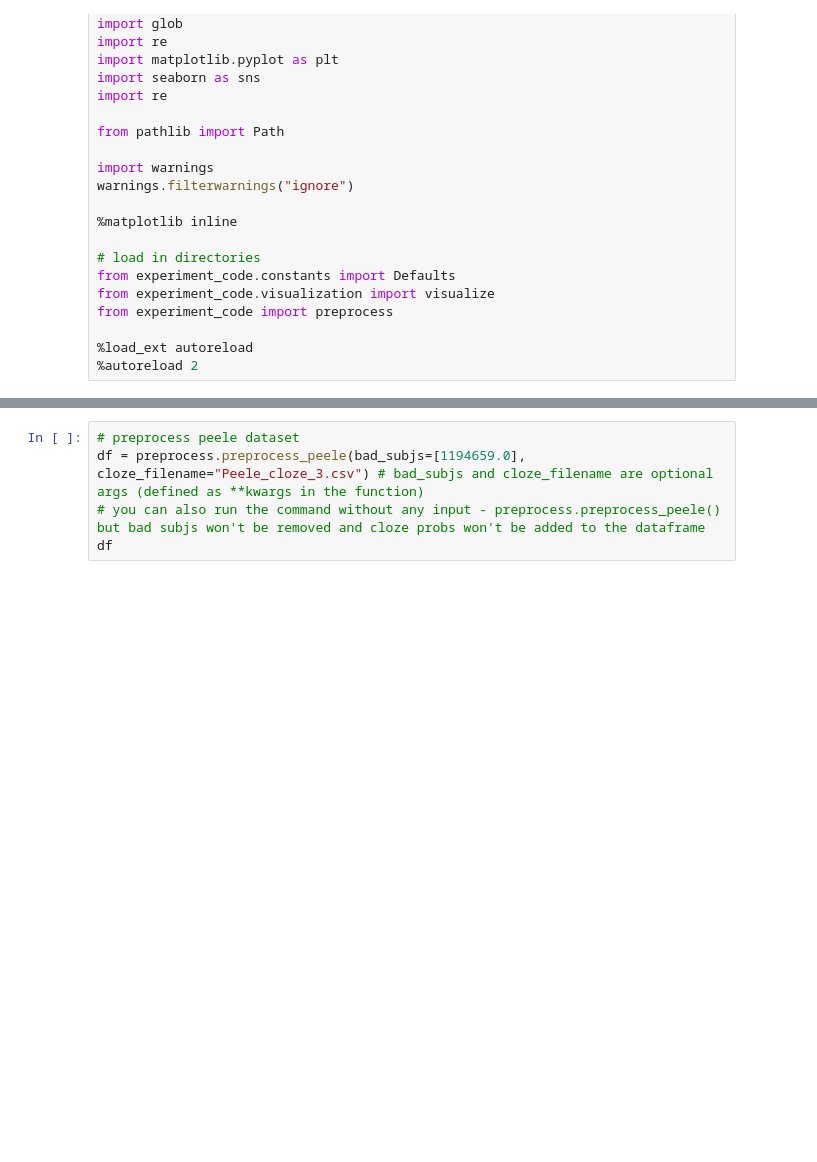
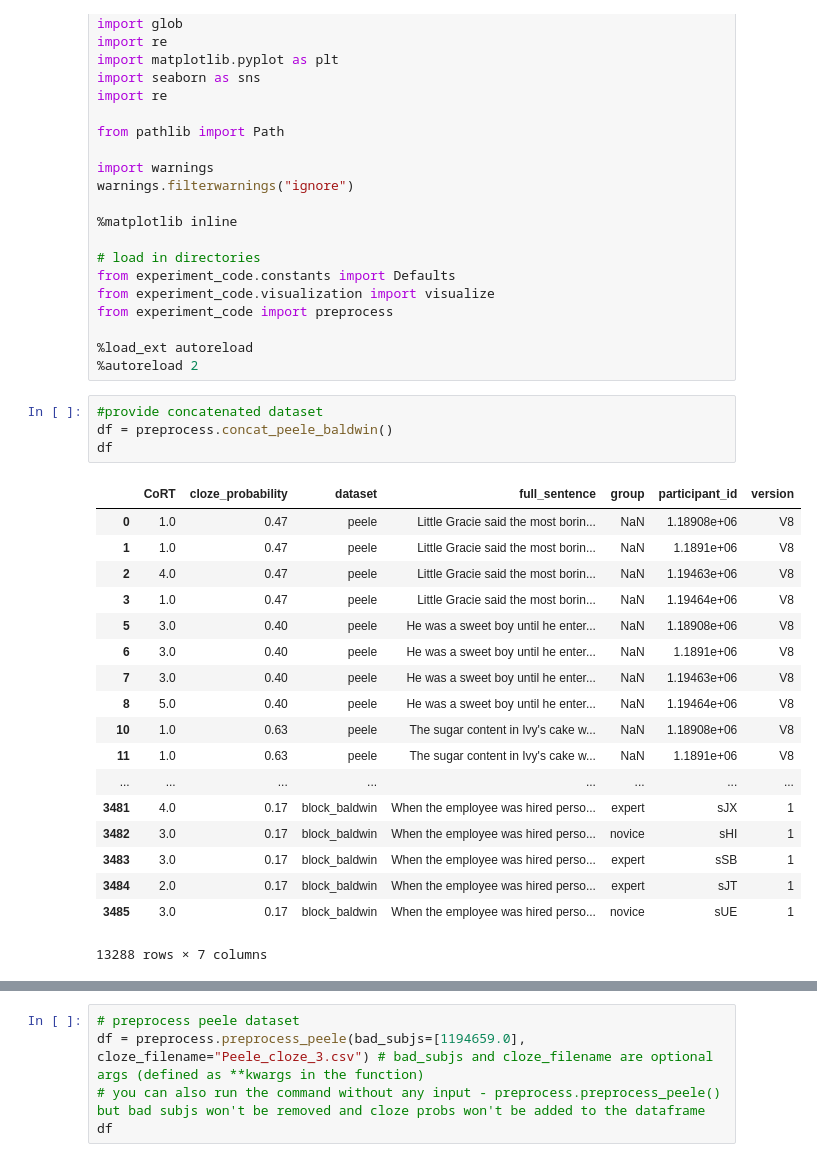
Before and after one commit to sbruinsma1/cort_language, a Jupyter notebook: notebooks/pilot_cort_scaling_visualization.ipynb, the cells around one changed output, grey strips where cells are left out. Saved outputs shown, nothing was run; the diff lists cells and outputs as text; blank space fills up the shorter version.

```diff
--- a/notebooks/pilot_cort_scaling_visualization.ipynb
+++ b/notebooks/pilot_cort_scaling_visualization.ipynb
@@ -23,3 +23,26 @@ from experiment_code import preprocess
 
 %load_ext autoreload
 %autoreload 2
+# %%
+#provide concatenated dataset
+df = preprocess.concat_peele_baldwin()
+df
+# %% [output]
+|  | CoRT | cloze_probability | dataset | full_sentence | group | participant_id | version |
+| 0 | 1.0 | 0.47 | peele | Little Gracie said the most borin... | NaN | 1.18908e+06 | V8 |
+| 1 | 1.0 | 0.47 | peele | Little Gracie said the most borin... | NaN | 1.1891e+06 | V8 |
+| 2 | 4.0 | 0.47 | peele | Little Gracie said the most borin... | NaN | 1.19463e+06 | V8 |
+| 3 | 1.0 | 0.47 | peele | Little Gracie said the most borin... | NaN | 1.19464e+06 | V8 |
+| 5 | 3.0 | 0.40 | peele | He was a sweet boy until he enter... | NaN | 1.18908e+06 | V8 |
+| 6 | 3.0 | 0.40 | peele | He was a sweet boy until he enter... | NaN | 1.1891e+06 | V8 |
+| 7 | 3.0 | 0.40 | peele | He was a sweet boy until he enter... | NaN | 1.19463e+06 | V8 |
+| 8 | 5.0 | 0.40 | peele | He was a sweet boy until he enter... | NaN | 1.19464e+06 | V8 |
+| 10 | 1.0 | 0.63 | peele | The sugar content in Ivy's cake w... | NaN | 1.18908e+06 | V8 |
+| 11 | 1.0 | 0.63 | peele | The sugar content in Ivy's cake w... | NaN | 1.1891e+06 | V8 |
+| ... | ... | ... | ... | ... | ... | ... | ... |
+| 3481 | 4.0 | 0.17 | block_baldwin | When the employee was hired perso... | expert | sJX | 1 |
+| 3482 | 3.0 | 0.17 | block_baldwin | When the employee was hired perso... | novice | sHI | 1 |
+| 3483 | 3.0 | 0.17 | block_baldwin | When the employee was hired perso... | expert | sSB | 1 |
+| 3484 | 2.0 | 0.17 | block_baldwin | When the employee was hired perso... | expert | sJT | 1 |
+| 3485 | 3.0 | 0.17 | block_baldwin | When the employee was hired perso... | novice | sUE | 1 |
+13288 rows × 7 columns
```
Also changed, not shown: parts of 1 cell of this notebook, 3 other files.
